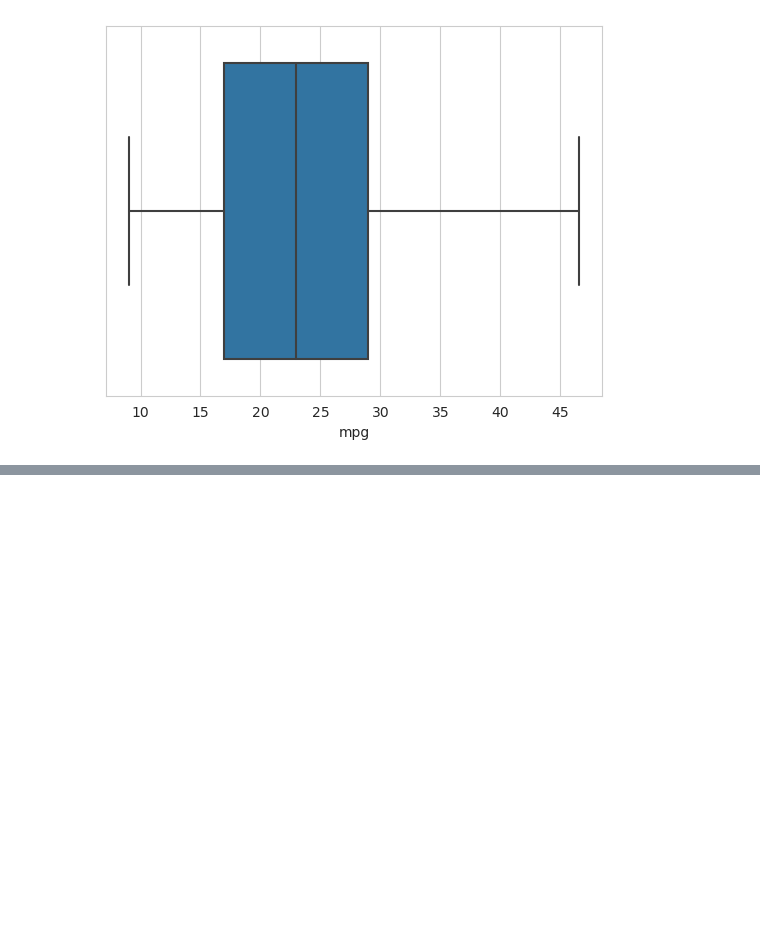
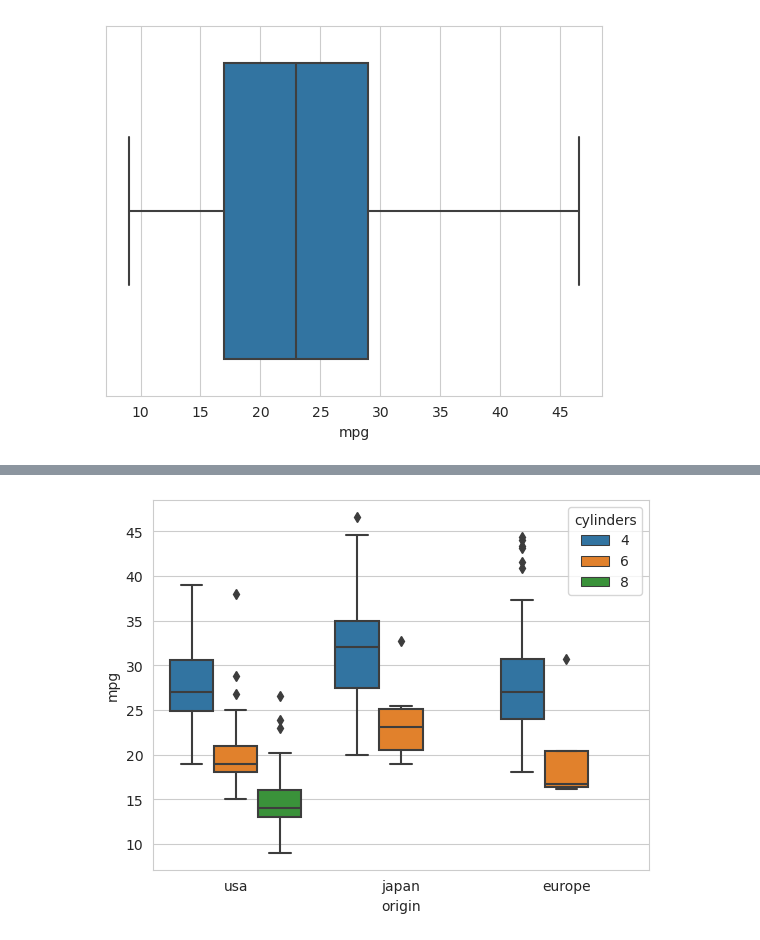
Before and after one commit to sarblohw/py_vizardry_2, a Jupyter notebook: sns_box.ipynb, the cells around one changed output, grey strips where cells are left out. Drawn from its saved outputs; the diff is of its cells as text; code cells hidden in the pictures; blank space fills up the shorter version.

```diff
--- a/sns_box.ipynb
+++ b/sns_box.ipynb
@@ -42,0 +72,4 @@ sns.boxplot(data=cars, x='mpg');
+# %%
+sns.boxplot(data=cars, x='origin', y='mpg', hue='cylinders');
+# %% [output]
+[figure, added]
```
Also changed, not shown: parts of 5 cells of this notebook.
